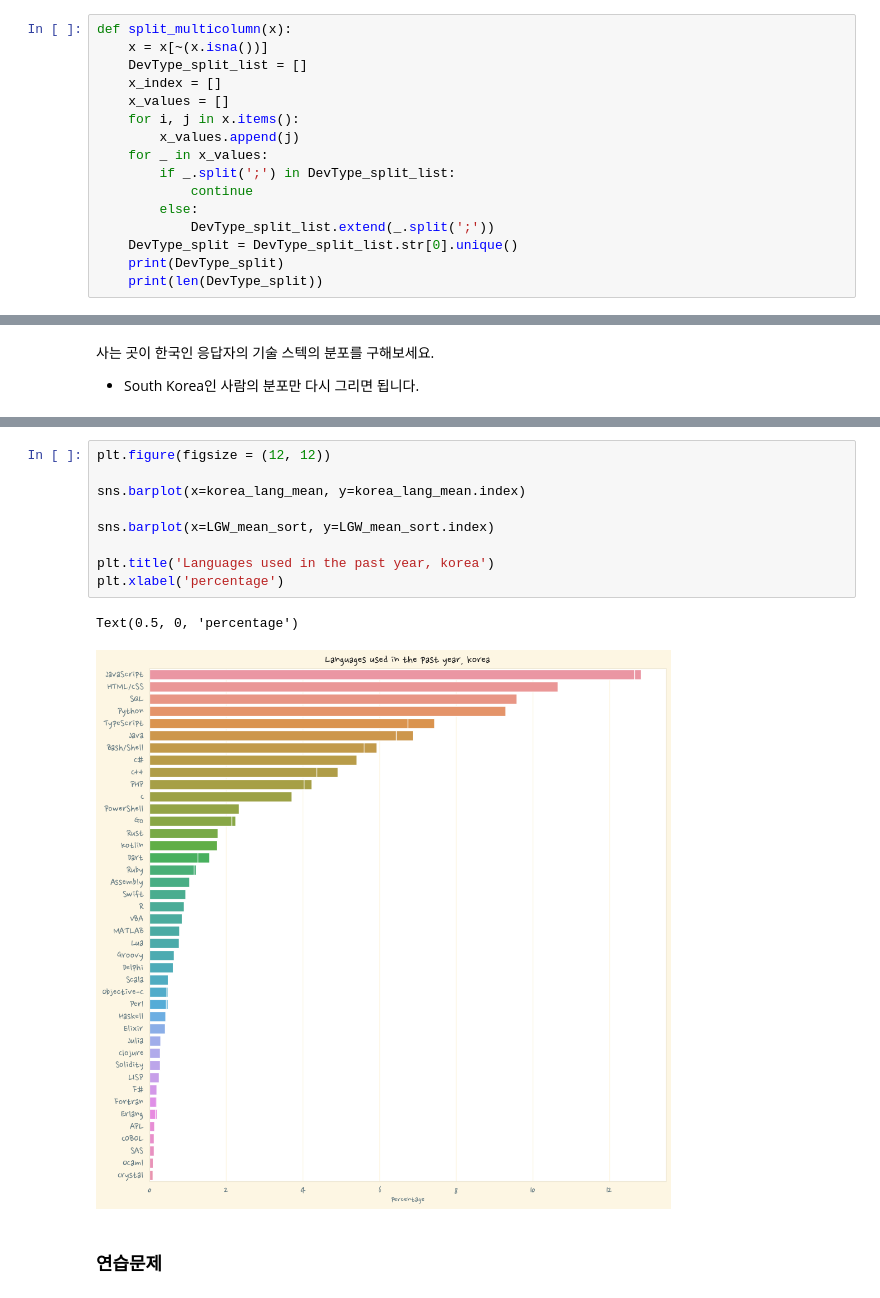
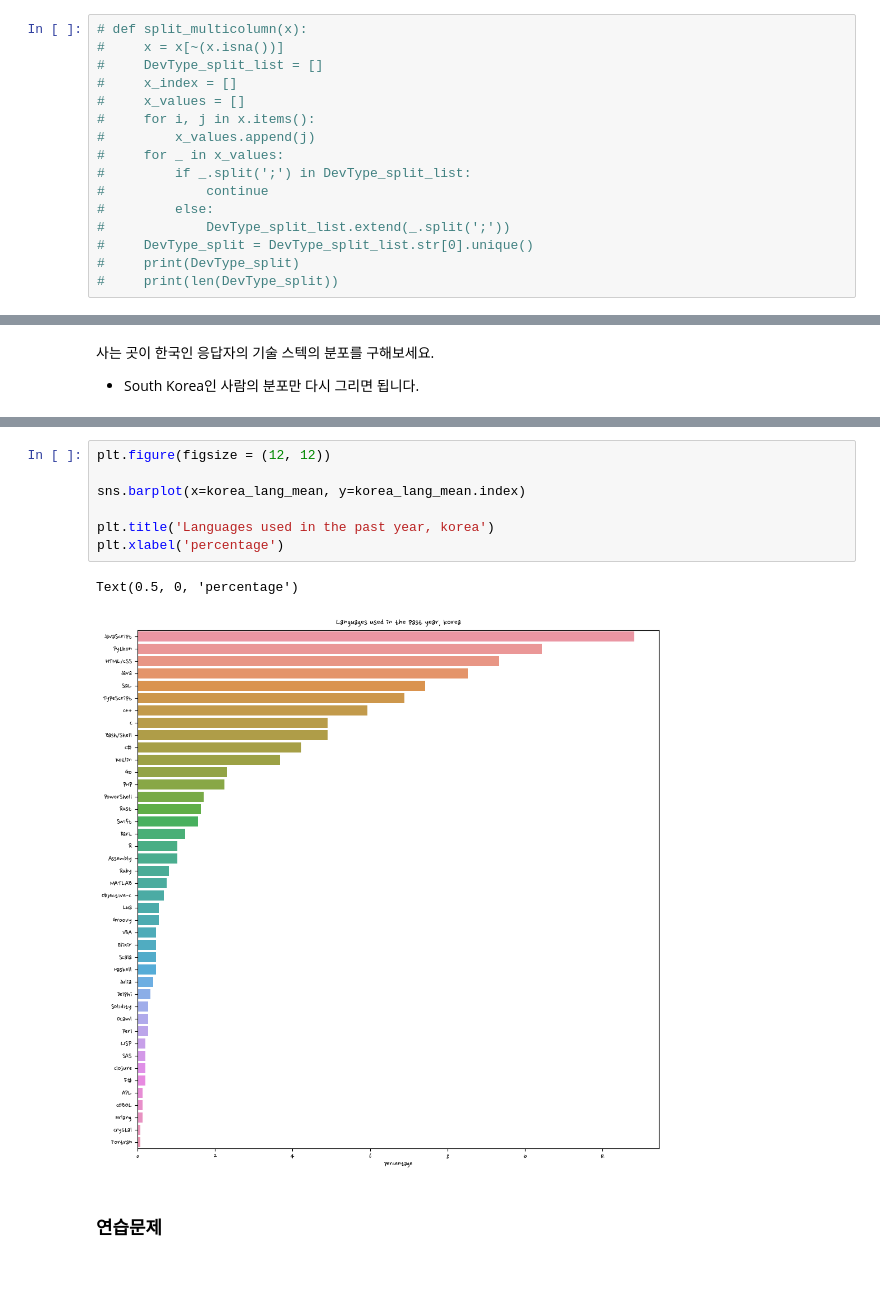
Before and after one commit to Atopiano/pythonbasic, a Jupyter notebook: 18python_basic.ipynb, the cells around one changed output, grey strips where cells are left out. Saved outputs shown, nothing was run; the diff lists cells and outputs as text.

```diff
--- a/18python_basic.ipynb
+++ b/18python_basic.ipynb
@@ -656,19 +656,19 @@ ResponseId
 73268    Developer, front-end;Engineer, data;Engineer, ...
 Name: DevType, Length: 60761, dtype: object
 # %%
-def split_multicolumn(x):
-    x = x[~(x.isna())]
-    DevType_split_list = []
-    x_index = []
-    x_values = []
-    for i, j in x.items():
-        x_values.append(j)
-    for _ in x_values:
-        if _.split(';') in DevType_split_list:
-            continue
-        else:
-            DevType_split_list.extend(_.split(';'))
-    DevType_split = DevType_split_list.str[0].unique()
-    print(DevType_split)
-    print(len(DevType_split))
+# def split_multicolumn(x):
+#     x = x[~(x.isna())]
+#     DevType_split_list = []
+#     x_index = []
+#     x_values = []
+#     for i, j in x.items():
+#         x_values.append(j)
+#     for _ in x_values:
+#         if _.split(';') in DevType_split_list:
+#             continue
+#         else:
+#             DevType_split_list.extend(_.split(';'))
+#     DevType_split = DevType_split_list.str[0].unique()
+#     print(DevType_split)
+#     print(len(DevType_split))
 # %%
@@ -1021,15 +961,13 @@ dtype: float64
 # %%
 plt.figure(figsize = (12, 12))
 
 sns.barplot(x=korea_lang_mean, y=korea_lang_mean.index)
 
-sns.barplot(x=LGW_mean_sort, y=LGW_mean_sort.index)
-
 plt.title('Languages used in the past year, korea')
 plt.xlabel('percentage')
 # %% [output]
 Text(0.5, 0, 'percentage')
-[figure, old version]
+[figure, new version]
 # %% [markdown]
 ### 연습문제
 # %% [markdown]
```
Also changed, not shown: parts of 32 cells of this notebook.
